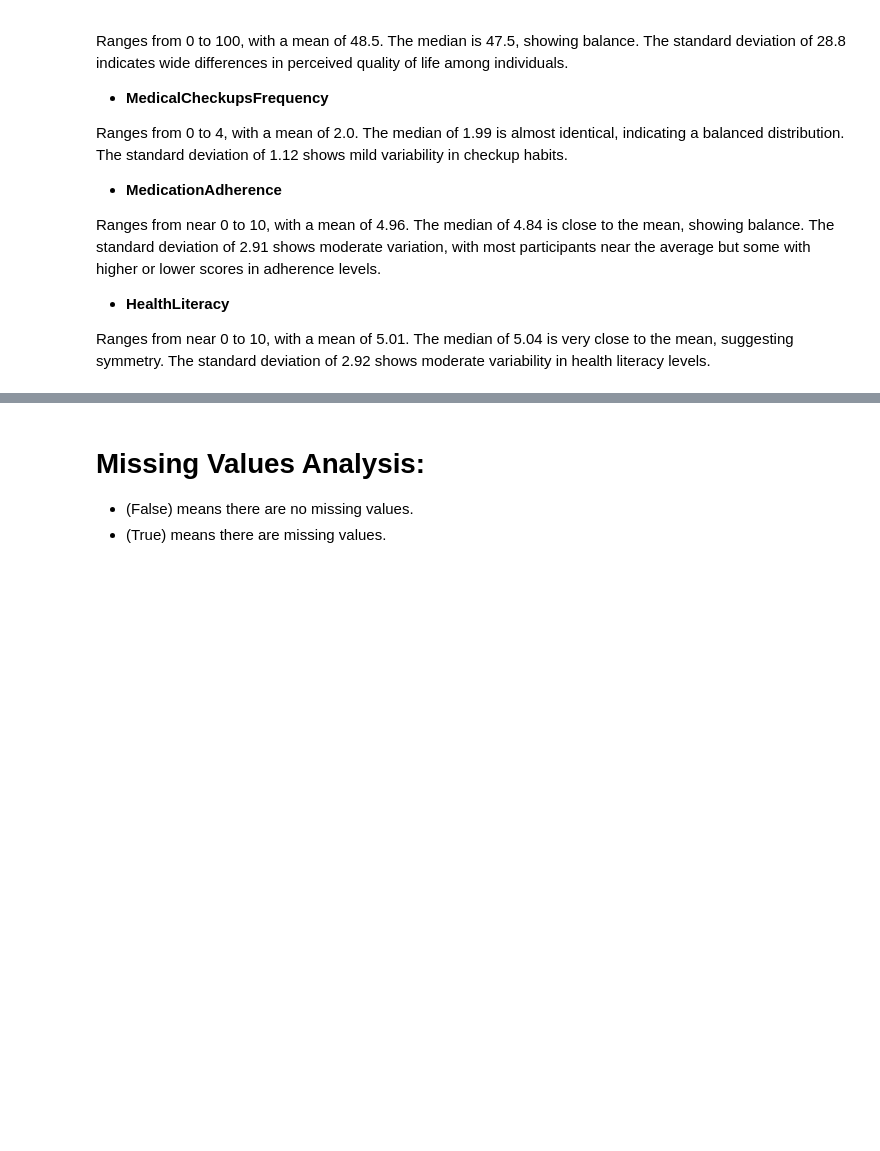
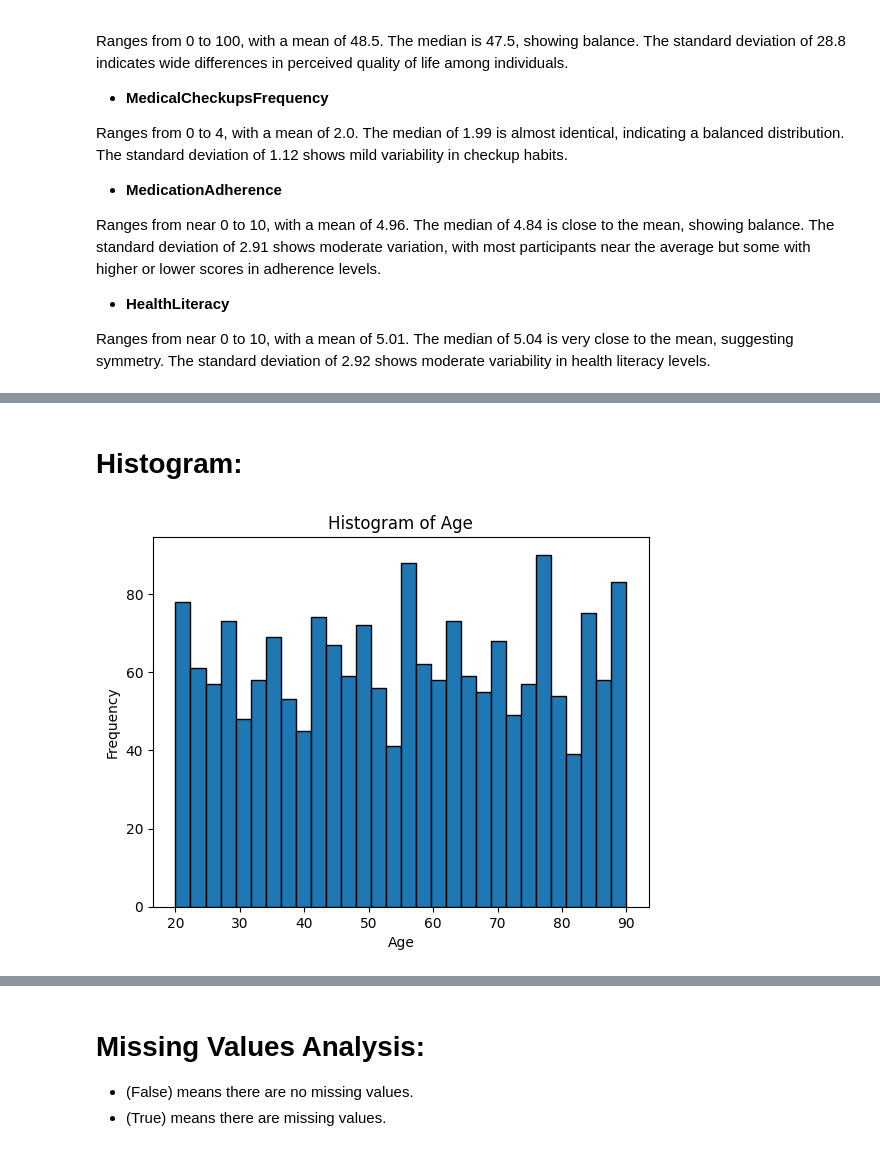
Before and after one commit to alanoudalsanad/Mining-project, a Jupyter notebook: Phase2.ipynb, the cells around one changed output, grey strips where cells are left out. Cells and saved outputs as stored; diff of their text form; code cells hidden in the pictures; blank space fills up the shorter version.

```diff
--- a/Phase2.ipynb
+++ b/Phase2.ipynb
@@ -188,0 +284,16 @@ Ranges from near 0 to 10, with a mean of 5.01. The median of 5.04 is very close
+# %% [markdown]
+# Histogram:
+# %%
+# Distribution of age.
+plt.hist(df[numeric_columns[0]], bins=30, edgecolor='black')
+plt.title(f"Histogram of {numeric_columns[0]}")
+
+# Set the label for the x-axis.
+plt.xlabel(numeric_columns[0])
+
+# Set the label for the y-axis.
+plt.ylabel("Frequency")
+
+plt.show()
+# %% [output]
+[figure, added]
```
Also changed, not shown: parts of 25 cells of this notebook, 1 other file.
